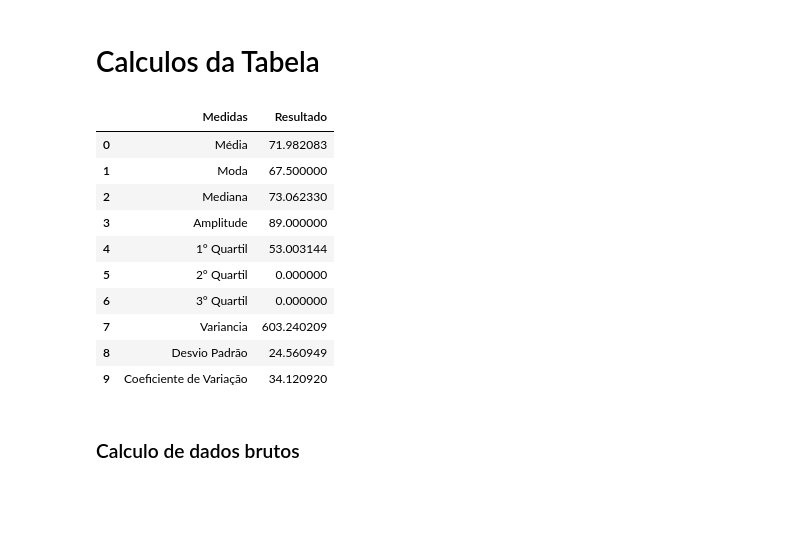
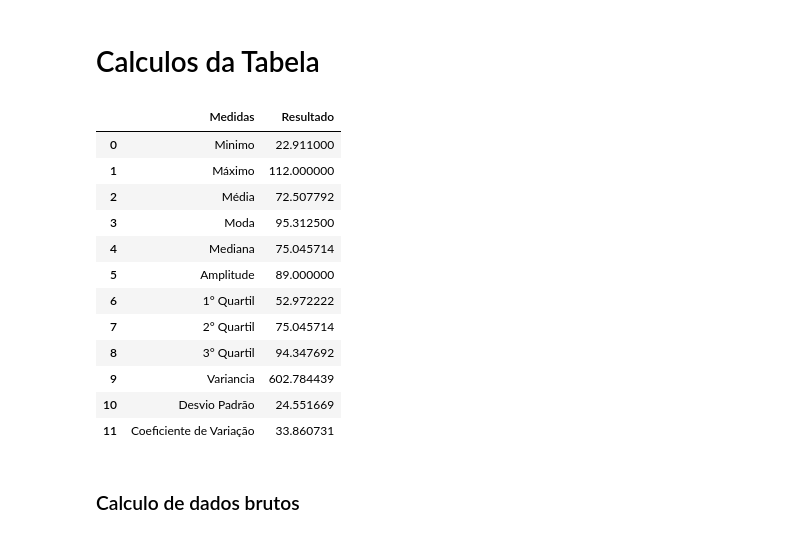
Before and after one commit to marcostark/estatistica-exploratoria, a Jupyter notebook: quantitativos_continuos.ipynb, the cells around one changed output. Cells and saved outputs as stored; diff of their text form; code cells hidden in the pictures; blank space fills up the shorter version.

```diff
--- a/quantitativos_continuos.ipynb
+++ b/quantitativos_continuos.ipynb
@@ -14,7 +14,7 @@ tabela = 'dataset/quantitativos/pesos.csv'
 #tabela = 'dataset/quantitativos/velocidade_internet.csv'
 #tabela = 'dataset/quantitativos/cotacao_dolar.csv'
 coluna = 'pesos'
-#coluna = 'cotacao'
+#coluna = 'velocidade'
 
 dataset = pd.read_csv(tabela)
 dataset = dataset[coluna]
@@ -22,6 +22,7 @@ dataset = dataset[coluna]
 #data_ordenado
 
 # Usando pandas para criar a series de numeros
+#data = dataset['cotacao']
 #data = dataset['velocidade']
 ordenados = sorted(dataset)
 #print(ordenados)
@@ -34,9 +35,9 @@ data = pd.Series(ordenados)
 tamanho = len(data)
 valor_minimo = min(data)
 amplitude = data.max() - data.min()
-qnt_classe = math.ceil(math.sqrt(tamanho))
+#qnt_classe = math.ceil(math.sqrt(tamanho))
 #k = 1 + 3.33* (math.log(amplitude,10))
-#qnt_classe = math.ceil(1 + 3.33* (math.log(amplitude,10)))
+qnt_classe = math.ceil(1 + 3.33* (math.log(amplitude,10)))
 
 intervalo = round(amplitude / qnt_classe,2)
 
@@ -140,6 +138,13 @@ plt.show()
 # Calculos da Tabela
 # %%
 import math
+
+#Minimo
+minimo = bins[0]
+
+#Maximo
+maximo = bins[-1]
+
 # Media
 f = new_df['f'].sum()
 xi_li = new_df['xi.fi'].sum()
@@ -155,10 +160,10 @@ moda_tabela = new_df['xi'][index]
 amplitude_classe = intervalo
 posicao_mediana = f/2
 
-F = new_df['F']
-
 # Pegando a classe da mediana
 def get_position(value):
+    F = new_df['F']
+
     position = 0
     for i in F:
         if i <= value:
@@ -178,77 +183,72 @@ def calc_mediana_tabela(valor):
     # amplitude da classe
     hi = amplitude_classe
     # posicao da mediana
-    Pmq = posicao
+    Pmq = valor
     # posicao anterior da mediana
     Fant = F[position-1]
+#     print("Posição: ", position)
+#     print("Frrequencia: ", fi)
+#     print("limite inferior: ", li)
+#     print("amplitude: ", hi)
+#     print("posição: ", Pmq)
+#     print("posição anterior: ", Fant)
 
-    return li + (hi * (Pmq - Fant)/fi)
+    return li + (hi * ((Pmq - Fant)/fi))
 
 mediana = calc_mediana_tabela(posicao_mediana)
 
 # Quartis
-# q1 = f/4
-# q2 = (f/4) * 2
-# q3 = (f/4) * 3
+q1 = f/4
+q2 = (f/4) * 2
+q3 = (f/4) * 3
 
-# classe = get_position(q1)
-
-# # Montando formula
-# fi = new_df['f'][classe]
-# li = bins[classe]
-# hi = amplitude_classe
-# Pmq = q1
-# Fant = F[classe-1]
-
-# print(q1)
-# print("Posição: ", classe)
-# print("Frrequencia: ", fi)
-# print("limite inferior: ", li)
-# print("amplitude: ", hi)
-# print("posição: ", Pmq)
-# print("posição anterior: ", Fant)
-# quartil1 = li + (hi * (Pmq - Fant)/fi)
-# print("1° Quartil: ", quartil1 )
+quartil1 = calc_mediana_tabela(q1)
+quartil2 = calc_mediana_tabela(q2)
+quartil3 = calc_mediana_tabela(q3)
 
 # Variancia
 fxi = new_df['xi.fi'].sum()
 fixi2 = new_df['xi².fi'].sum()
 variancia = (1/ (f-1)) * (fixi2 - ((fxi **2) / f))
 
 # Desvio Padrão
 desvio_padrao = math.sqrt(variancia)
 
 # Coeficiente de variação
 coeficiente_variacao = (desvio_padrao /  media) * 100
 
-descritiva_tabela = pd.DataFrame({'Medidas': ["Média", "Moda","Mediana","Amplitude",
+descritiva_tabela = pd.DataFrame({'Medidas': ["Minimo","Máximo","Média", "Moda","Mediana","Amplitude",
                                            "1° Quartil","2° Quartil","3° Quartil",
                                            "Variancia","Desvio Padrão","Coeficiente de Variação"],
 
-                       'Resultado': [media,
+                       'Resultado': [minimo,
+                                     maximo,
+                                     media,
                                      moda_tabela,
                                      mediana,
                                      amplitude,
                                      quartil1,
-                                     0,
-                                     0,
+                                     quartil2,
+                                     quartil3,
                                      variancia,
                                      desvio_padrao,
                                      coeficiente_variacao,
                                     ]})
 descritiva_tabela
 # %% [output]
 |  | Medidas | Resultado |
-| 0 | Média | 71.982083 |
-| 1 | Moda | 67.500000 |
-| 2 | Mediana | 73.062330 |
-| 3 | Amplitude | 89.000000 |
-| 4 | 1° Quartil | 53.003144 |
-| 5 | 2° Quartil | 0.000000 |
-| 6 | 3° Quartil | 0.000000 |
-| 7 | Variancia | 603.240209 |
-| 8 | Desvio Padrão | 24.560949 |
-| 9 | Coeficiente de Variação | 34.120920 |
+| 0 | Minimo | 22.911000 |
+| 1 | Máximo | 112.000000 |
+| 2 | Média | 72.507792 |
+| 3 | Moda | 95.312500 |
+| 4 | Mediana | 75.045714 |
+| 5 | Amplitude | 89.000000 |
+| 6 | 1° Quartil | 52.972222 |
+| 7 | 2° Quartil | 75.045714 |
+| 8 | 3° Quartil | 94.347692 |
+| 9 | Variancia | 602.784439 |
+| 10 | Desvio Padrão | 24.551669 |
+| 11 | Coeficiente de Variação | 33.860731 |
 # %% [markdown]
 ### Calculo de dados brutos
 # %%
```
Also changed, not shown: parts of 2 cells of this notebook, 2 other files.
